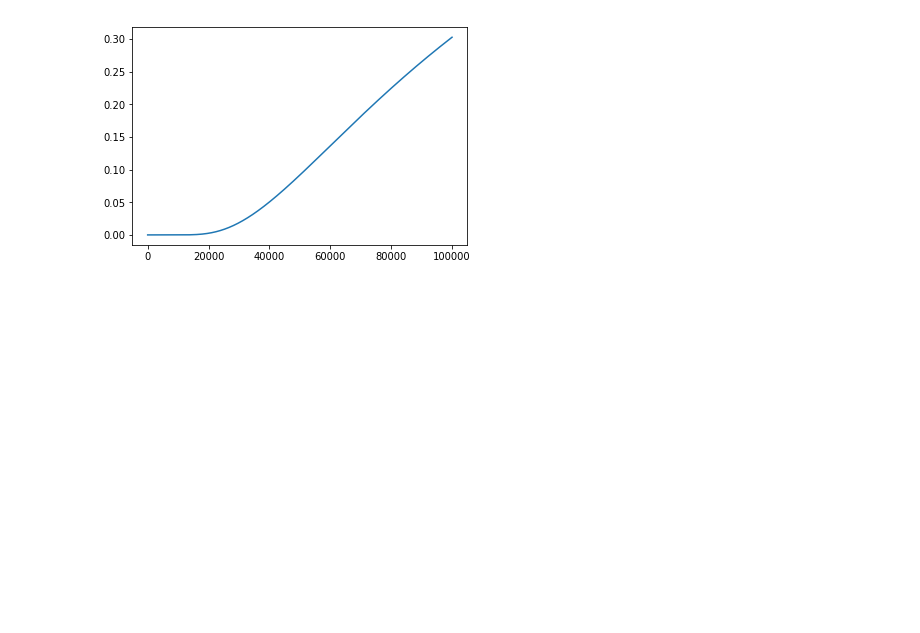
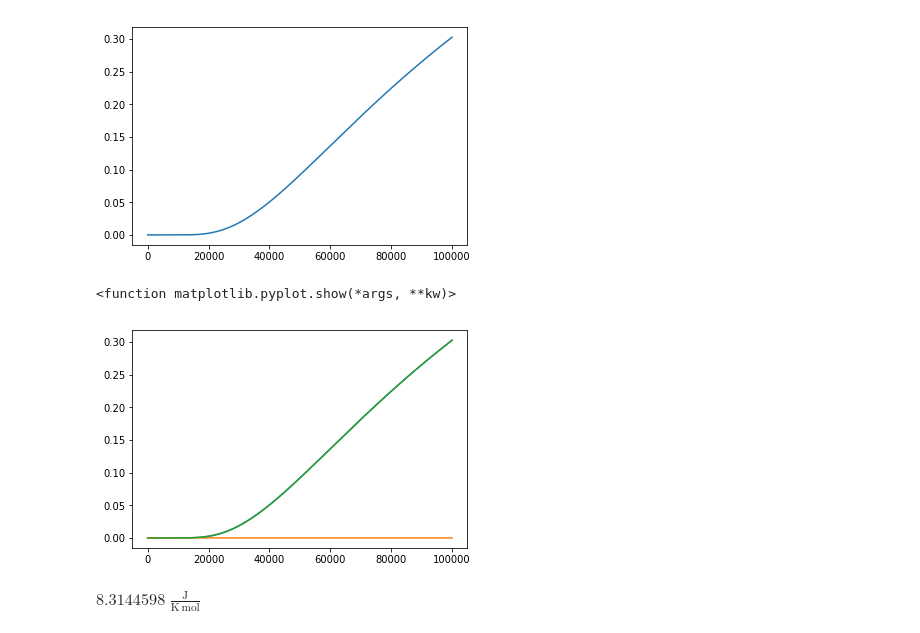
Before and after one commit to hmsand2050/astro_phys, a Jupyter notebook: HW_9_Mac.ipynb, the cells around one changed output. Cells and saved outputs as stored; diff of their text form; code cells hidden in the pictures; blank space fills up the shorter version.

```diff
--- a/HW_9_Mac.ipynb
+++ b/HW_9_Mac.ipynb
@@ -43,3 +43,11 @@ plt.plot(three(dE, kerg, T, Ne, me, kJ, hbar, Ei))
 # %% [output]
 [<matplotlib.lines.Line2D at 0x...>]
 [figure]
+# %%
+plt.plot(one(DE, k, T))
+plt.plot(two(Ne, me, kJ, T, hbar, Ei, kerg))
+plt.plot(three(dE, kerg, T, Ne, me, kJ, hbar, Ei))
+plt.show
+# %% [output]
+<function matplotlib.pyplot.show(*args, **kw)>
+[figure, added]
@@ -45,0 +56,4 @@ plt.plot(three(dE, kerg, T, Ne, me, kJ, hbar, Ei))
+# %%
+constants.R
+# %% [output]
+$8.3144598 \; \mathrm{\frac{J}{K\,mol}}$
```
Also changed, not shown: parts of 3 cells of this notebook.
